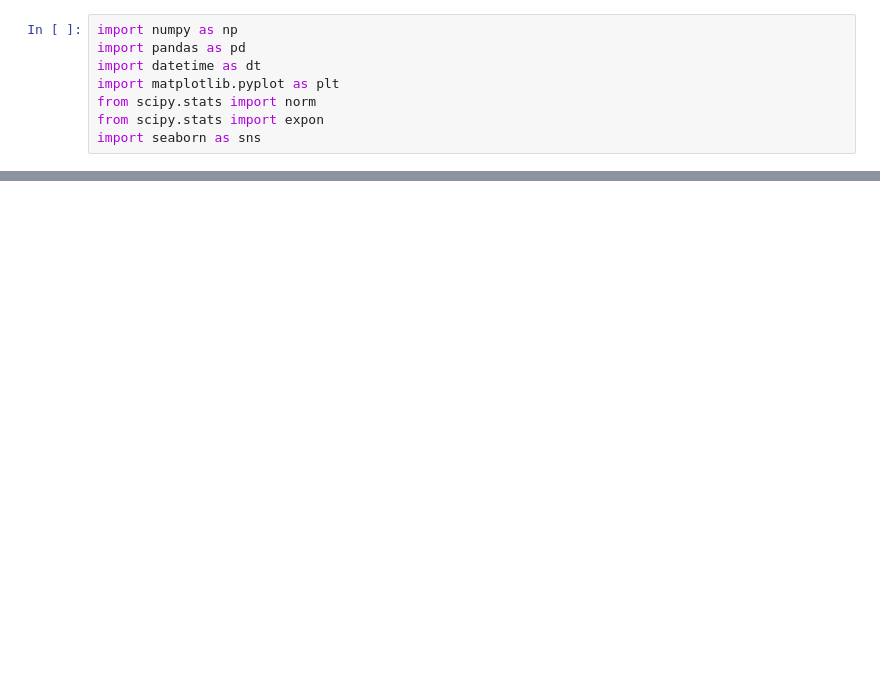
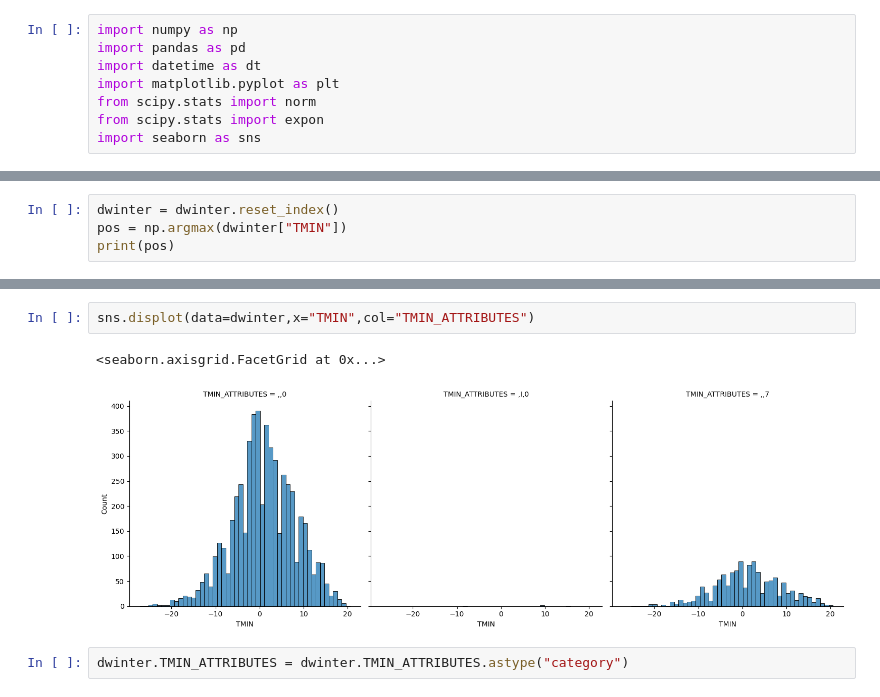
Before and after one commit to britols/ithaca_weather, a Jupyter notebook: notebooks/explore.ipynb, the cells around one changed output, grey strips where cells are left out. Cells and saved outputs as stored; diff of their text form; blank space fills up the shorter version.

```diff
--- a/notebooks/explore.ipynb
+++ b/notebooks/explore.ipynb
@@ -352,0 +80,4 @@ plt.show()
+# %%
+dwinter = dwinter.reset_index()
+pos = np.argmax(dwinter["TMIN"])
+print(pos)
@@ -352,0 +112,7 @@ plt.show()
+# %%
+sns.displot(data=dwinter,x="TMIN",col="TMIN_ATTRIBUTES")
+# %% [output]
+<seaborn.axisgrid.FacetGrid at 0x...>
+[figure, added]
+# %%
+dwinter.TMIN_ATTRIBUTES = dwinter.TMIN_ATTRIBUTES.astype("category")
```
Also changed, not shown: parts of 39 cells of this notebook.
